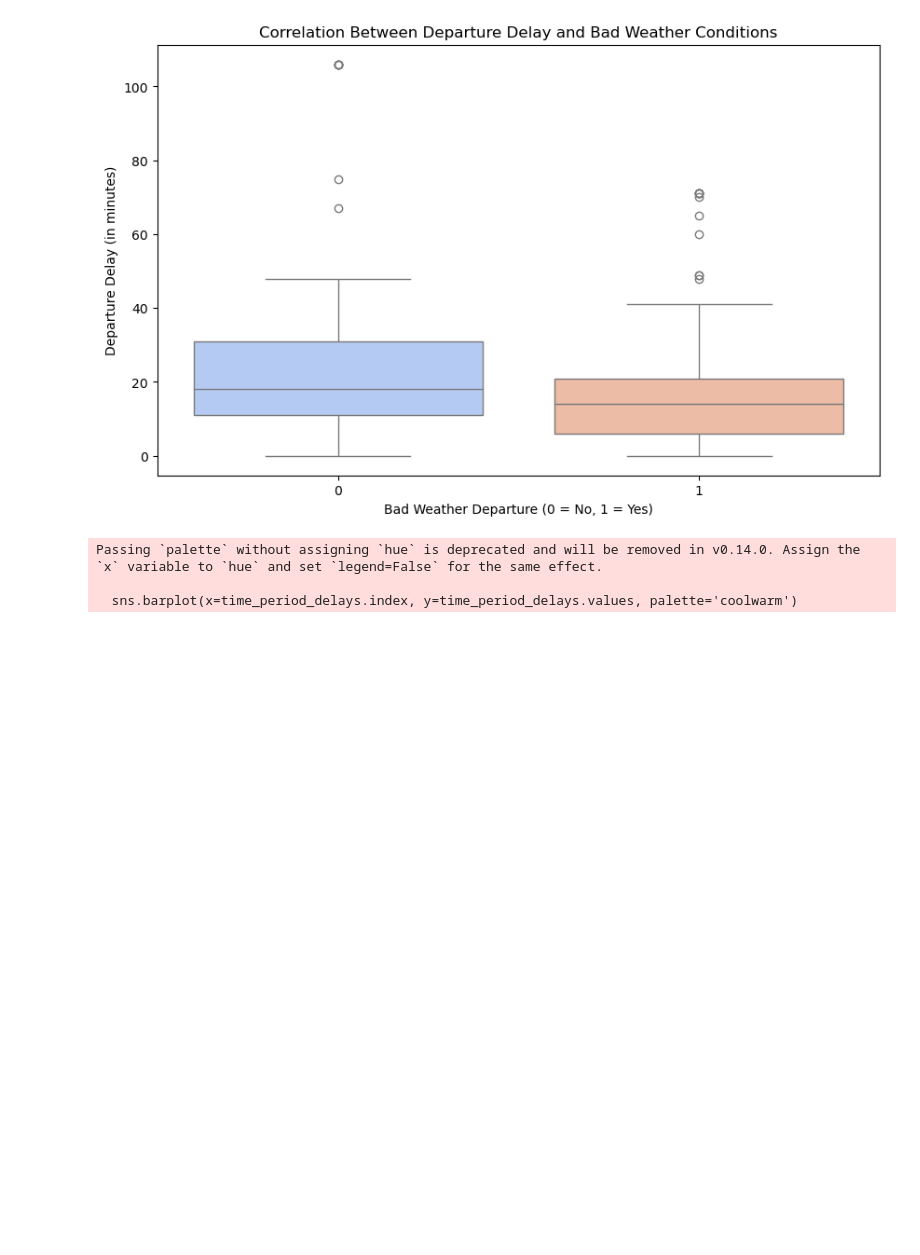
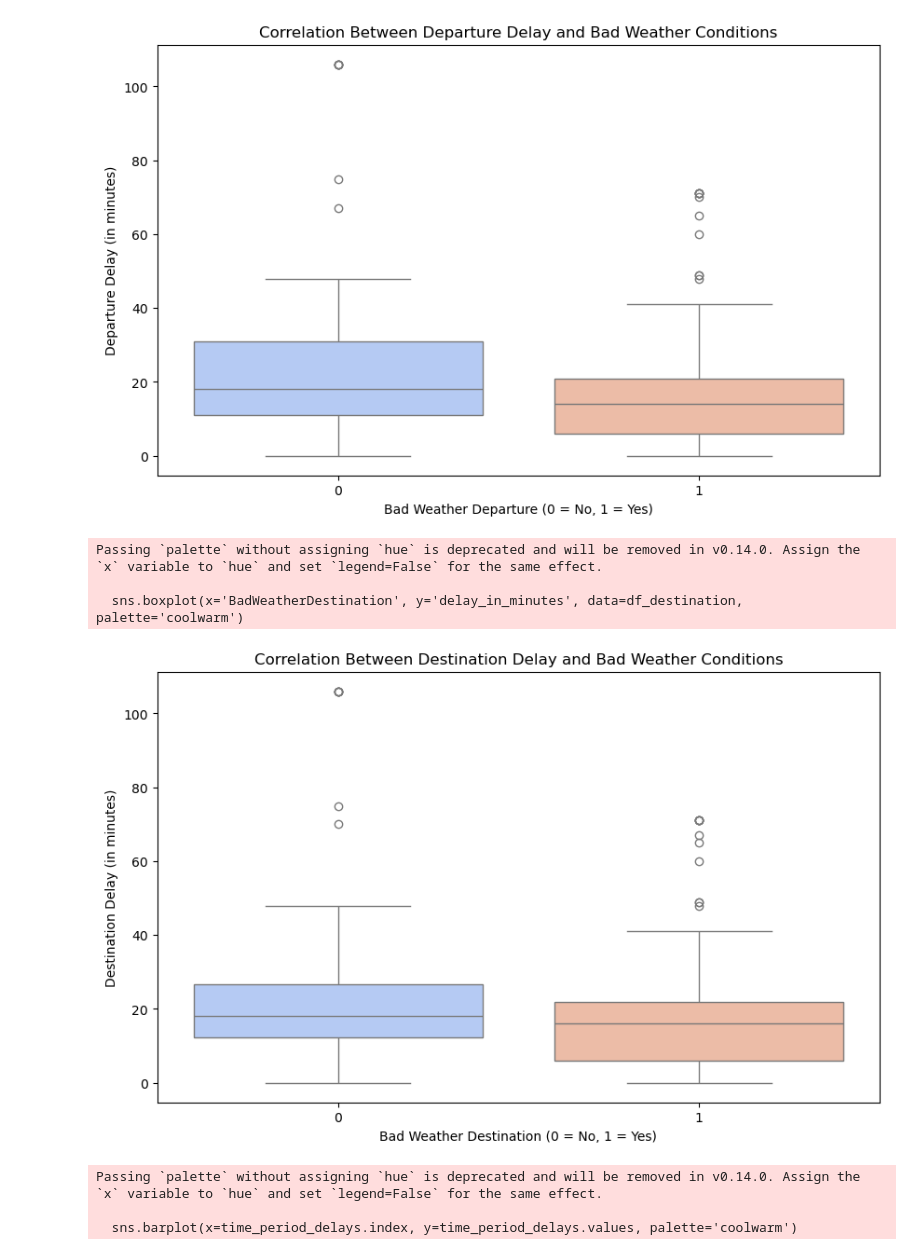
Before and after one commit to MartinLeNizon/FlightDelay, a Jupyter notebook: analysis/analysis.ipynb, the cells around one changed output. Saved outputs shown, nothing was run; the diff lists cells and outputs as text; code cells hidden in the pictures; blank space fills up the shorter version.

```diff
--- a/analysis/analysis.ipynb
+++ b/analysis/analysis.ipynb
@@ -119,3 +119,27 @@ Passing `palette` without assigning `hue` is deprecated and will be removed in v
 
   sns.boxplot(x='BadWeatherDeparture', y='delay_in_minutes', data=df_departure, palette='coolwarm')
 [figure]
+# %%
+df_destination = df
+
+# Apply the function to the 'WeatherDeparture' column
+df_destination['BadWeatherDestination'] = df_destination[['destination_wind', 'destination_visibility', 'departure_sky_condition', 'departure_temperature']].apply(determine_bad_weather_departure, axis=1)
+
+df_destination = df_destination.dropna(subset=['delay_in_minutes', 'BadWeatherDestination'])
+
+# Create a scatter plot to show the correlation
+plt.figure(figsize=(10, 6))
+sns.boxplot(x='BadWeatherDestination', y='delay_in_minutes', data=df_destination, palette='coolwarm')
+
+# Set plot title and labels
+plt.title('Correlation Between Destination Delay and Bad Weather Conditions')
+plt.xlabel('Bad Weather Destination (0 = No, 1 = Yes)')
+plt.ylabel('Destination Delay (in minutes)')
+
+# Show plot
+plt.show()
+# %% [output]
+Passing `palette` without assigning `hue` is deprecated and will be removed in v0.14.0. Assign the `x` variable to `hue` and set `legend=False` for the same effect.
+
+  sns.boxplot(x='BadWeatherDestination', y='delay_in_minutes', data=df_destination, palette='coolwarm')
+[figure, added]
```
Also changed, not shown: parts of 12 cells of this notebook, 4 other files.
